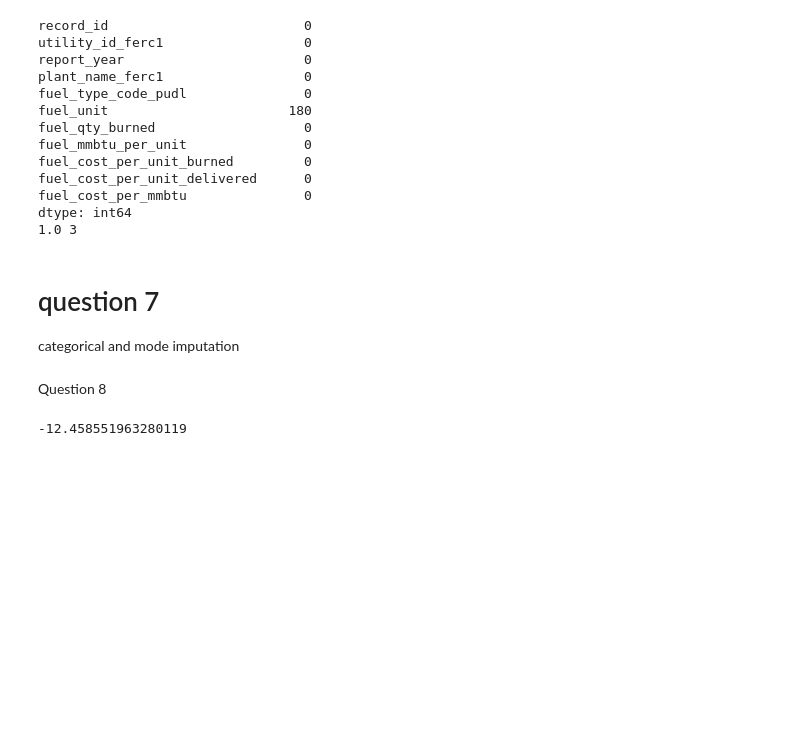
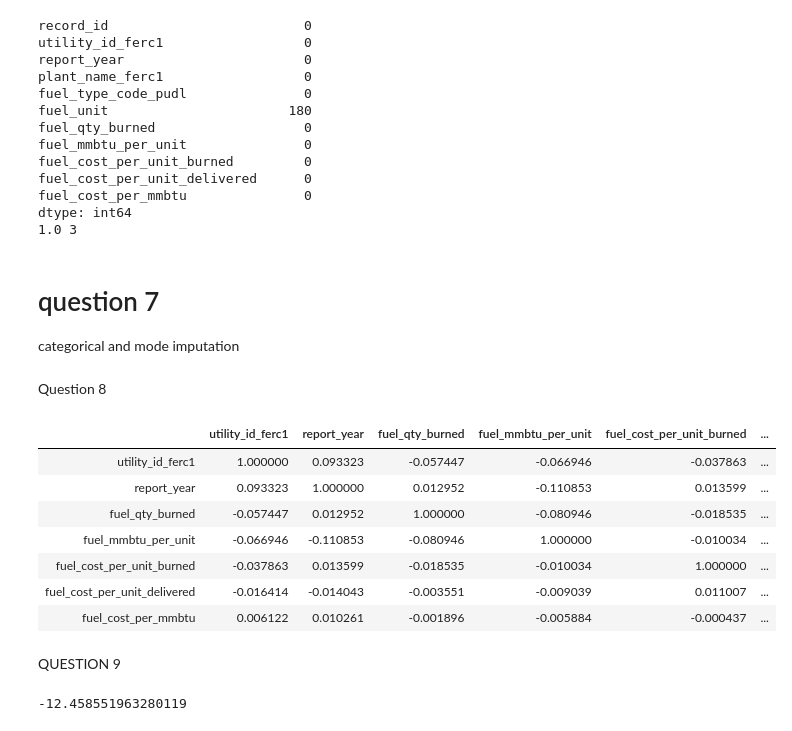
Before and after one commit to Diwura/Hamoye, a Jupyter notebook: Hamoye_GQ1.ipynb, the cells around one changed output. Saved outputs shown, nothing was run; the diff lists cells and outputs as text; code cells hidden in the pictures; blank space fills up the shorter version.

```diff
--- a/Hamoye_GQ1.ipynb
+++ b/Hamoye_GQ1.ipynb
@@ -118,6 +118,19 @@ dtype: int64
 categorical and mode imputation
 # %% [markdown]
 Question 8
+# %%
+fuel_data.corr()
+# %% [output]
+|  | utility_id_ferc1 | report_year | fuel_qty_burned | fuel_mmbtu_per_unit | fuel_cost_per_unit_burned | ... |
+| utility_id_ferc1 | 1.000000 | 0.093323 | -0.057447 | -0.066946 | -0.037863 | ... |
+| report_year | 0.093323 | 1.000000 | 0.012952 | -0.110853 | 0.013599 | ... |
+| fuel_qty_burned | -0.057447 | 0.012952 | 1.000000 | -0.080946 | -0.018535 | ... |
+| fuel_mmbtu_per_unit | -0.066946 | -0.110853 | -0.080946 | 1.000000 | -0.010034 | ... |
+| fuel_cost_per_unit_burned | -0.037863 | 0.013599 | -0.018535 | -0.010034 | 1.000000 | ... |
+| fuel_cost_per_unit_delivered | -0.016414 | -0.014043 | -0.003551 | -0.009039 | 0.011007 | ... |
+| fuel_cost_per_mmbtu | 0.006122 | 0.010261 | -0.001896 | -0.005884 | -0.000437 | ... |
+# %% [markdown]
+QUESTION 9
 # %%
 fuel_dt=fuel_data.groupby(['report_year','fuel_type_code_pudl'])['fuel_cost_per_unit_burned'].mean()
 # %%
```
